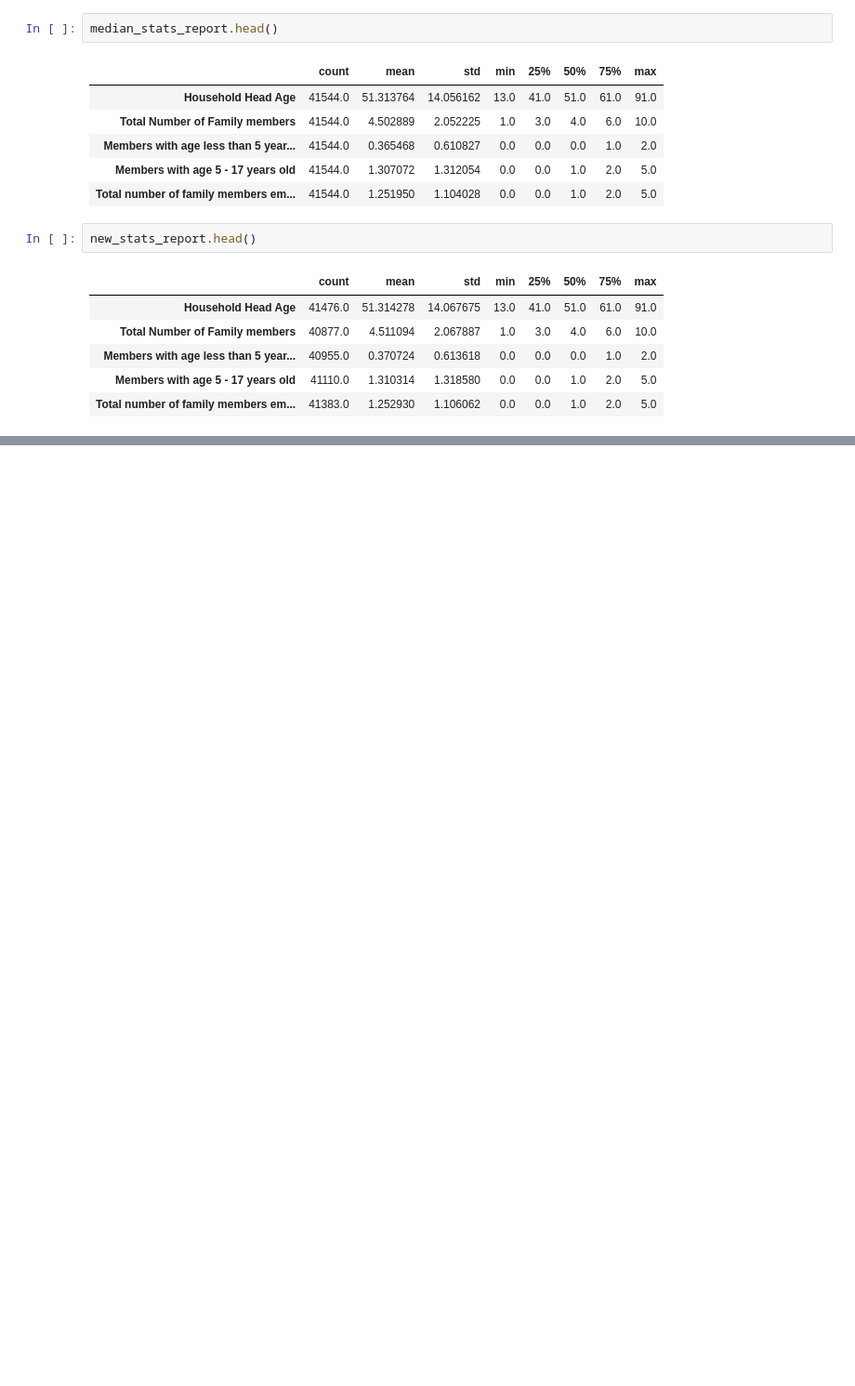
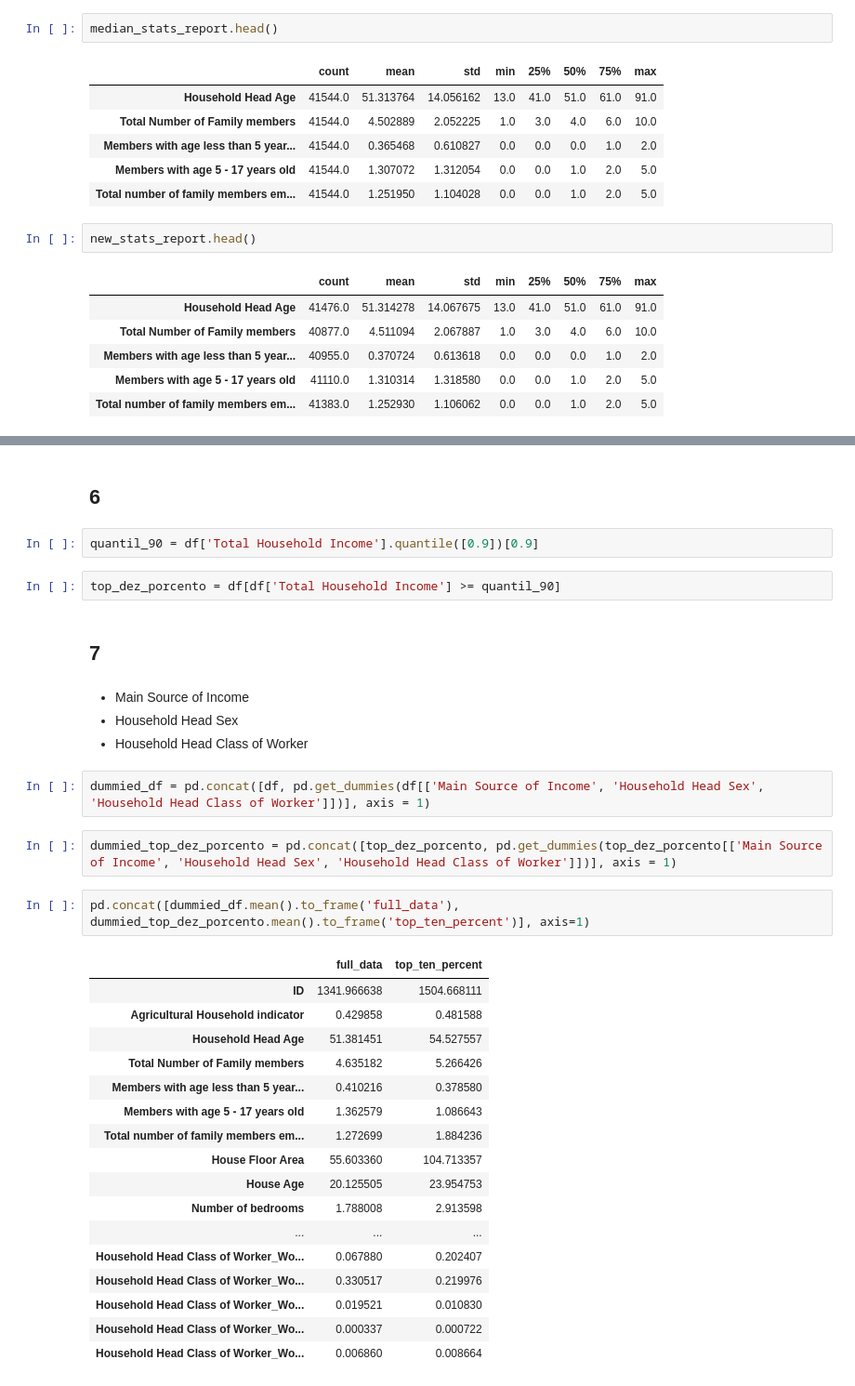
Before and after one commit to marcelaqueiroz/letscode_pandas, a Jupyter notebook: projeto_pandas.ipynb, the cells around one changed output, grey strips where cells are left out. Shown at 93% size. Saved outputs shown, nothing was run; the diff lists cells and outputs as text; blank space fills up the shorter version.

```diff
--- a/projeto_pandas.ipynb
+++ b/projeto_pandas.ipynb
@@ -214,0 +338,36 @@ new_stats_report.head()
+# %% [markdown]
+## 6
+# %%
+quantil_90 = df['Total Household Income'].quantile([0.9])[0.9]
+# %%
+top_dez_porcento = df[df['Total Household Income'] >= quantil_90]
+# %% [markdown]
+## 7
+# %% [markdown]
+- Main Source of Income
+- Household Head Sex
+- Household Head Class of Worker
+# %%
+dummied_df = pd.concat([df, pd.get_dummies(df[['Main Source of Income', 'Household Head Sex', 'Household Head Class of Worker']])], axis = 1)
+# %%
+dummied_top_dez_porcento = pd.concat([top_dez_porcento, pd.get_dummies(top_dez_porcento[['Main Source of Income', 'Household Head Sex', 'Household Head Class of Worker']])], axis = 1)
+# %%
+pd.concat([dummied_df.mean().to_frame('full_data'), dummied_top_dez_porcento.mean().to_frame('top_ten_percent')], axis=1)
+# %% [output]
+|  | full_data | top_ten_percent |
+| ID | 1341.966638 | 1504.668111 |
+| Agricultural Household indicator | 0.429858 | 0.481588 |
+| Household Head Age | 51.381451 | 54.527557 |
+| Total Number of Family members | 4.635182 | 5.266426 |
+| Members with age less than 5 year... | 0.410216 | 0.378580 |
+| Members with age 5 - 17 years old | 1.362579 | 1.086643 |
+| Total number of family members em... | 1.272699 | 1.884236 |
+| House Floor Area | 55.603360 | 104.713357 |
+| House Age | 20.125505 | 23.954753 |
+| Number of bedrooms | 1.788008 | 2.913598 |
+| ... | ... | ... |
+| Household Head Class of Worker_Wo... | 0.067880 | 0.202407 |
+| Household Head Class of Worker_Wo... | 0.330517 | 0.219976 |
+| Household Head Class of Worker_Wo... | 0.019521 | 0.010830 |
+| Household Head Class of Worker_Wo... | 0.000337 | 0.000722 |
+| Household Head Class of Worker_Wo... | 0.006860 | 0.008664 |
```
Also changed, not shown: parts of 16 cells of this notebook.
